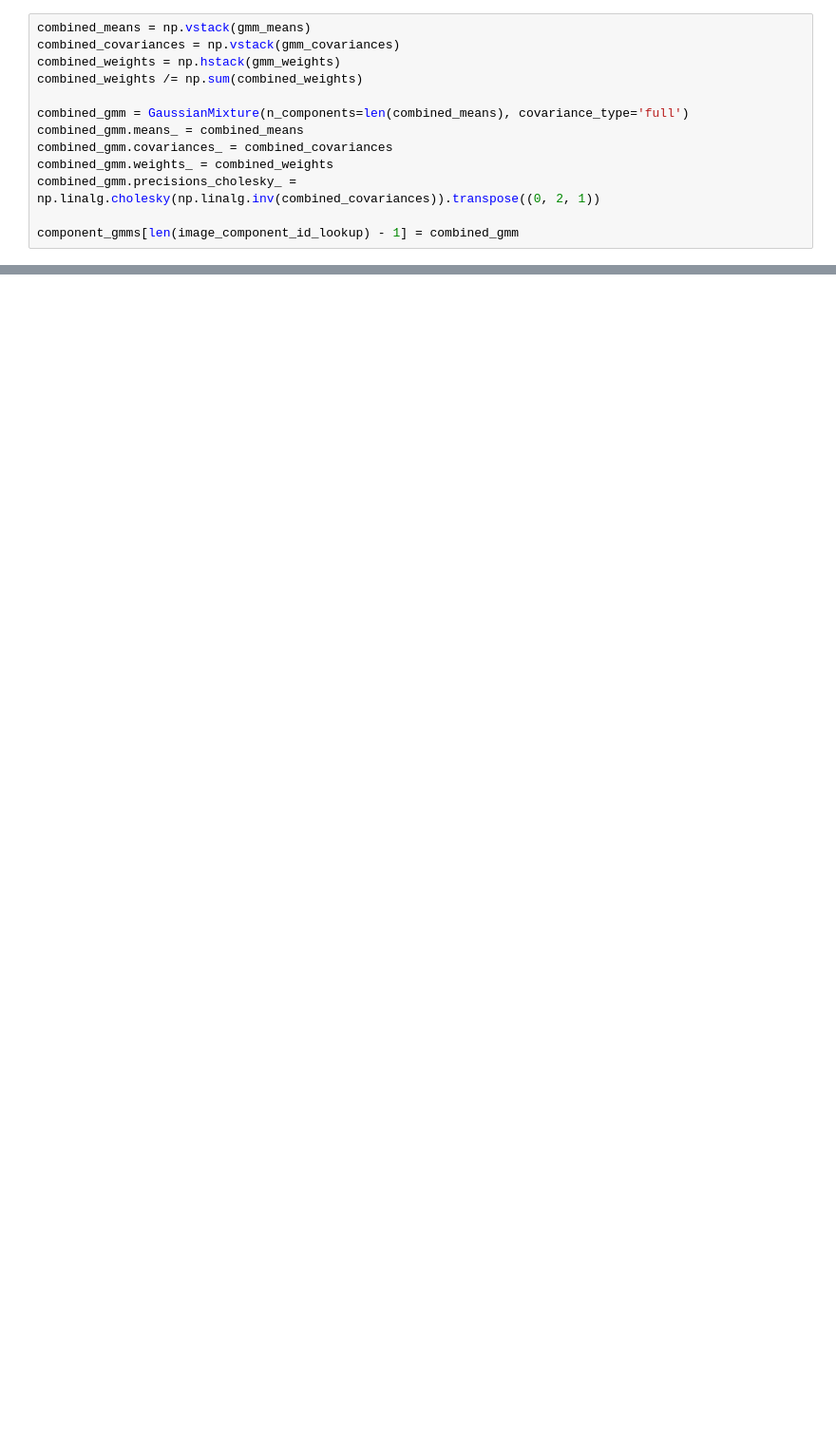
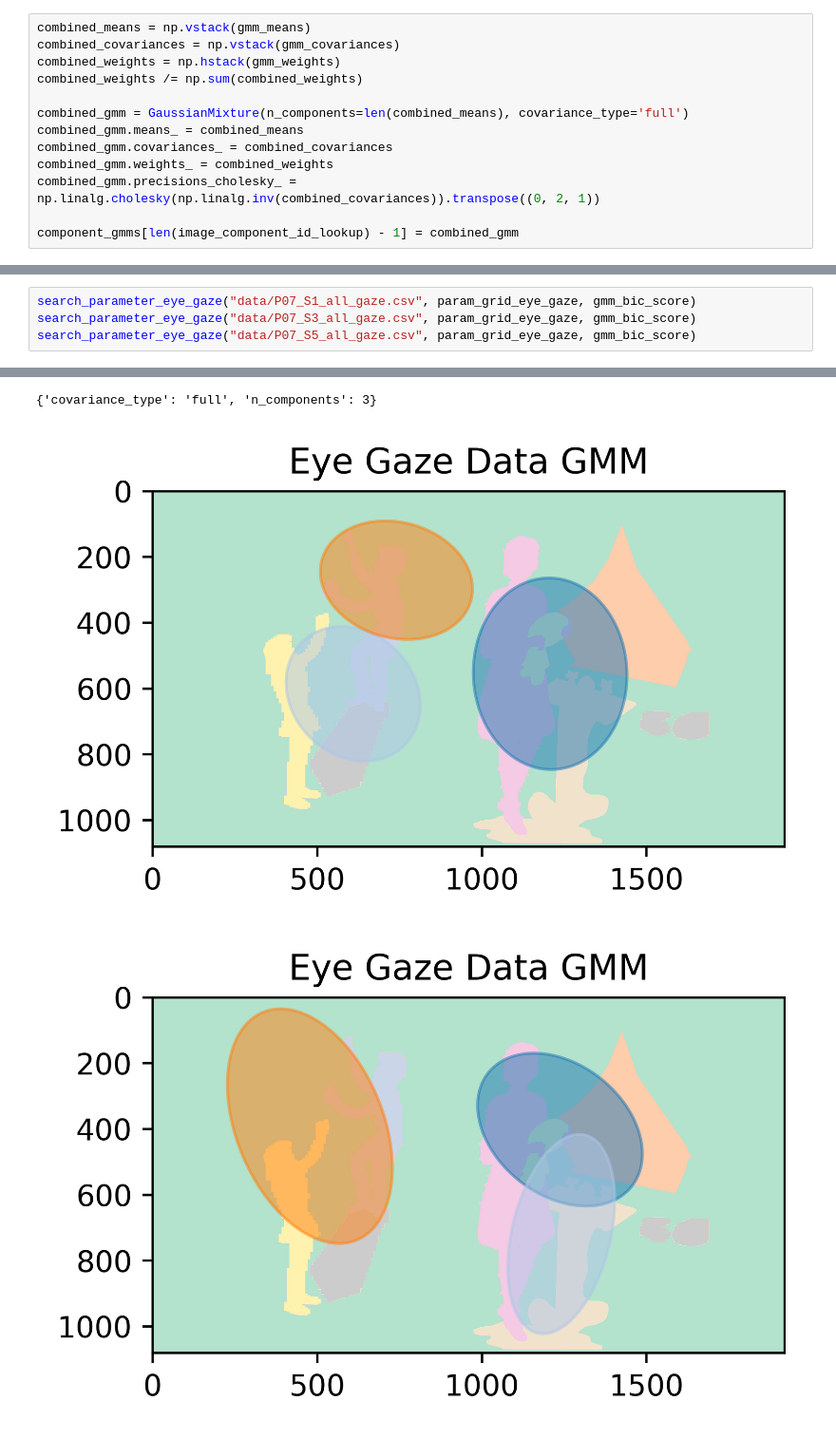
Before and after one commit to mariarlima/llm-hri-cognitive-health, a Jupyter notebook: AnalysisTools/EyeGazeDataTools/GMM.ipynb, the cells around one changed output, grey strips where cells are left out. Shown at 95% size. Drawn from its saved outputs; the diff is of its cells as text; blank space fills up the shorter version.

```diff
--- a/AnalysisTools/EyeGazeDataTools/GMM.ipynb
+++ b/AnalysisTools/EyeGazeDataTools/GMM.ipynb
@@ -435,0 +510,5 @@ GaussianMixture(n_components=11)
+# %%
+search_parameter_eye_gaze("data/P07_S1_all_gaze.csv", param_grid_eye_gaze, gmm_bic_score)
+search_parameter_eye_gaze("data/P07_S3_all_gaze.csv", param_grid_eye_gaze, gmm_bic_score)
+search_parameter_eye_gaze("data/P07_S5_all_gaze.csv", param_grid_eye_gaze, gmm_bic_score)
+# %% [output]
@@ -435,0 +518,3 @@ GaussianMixture(n_components=11)
+{'covariance_type': 'full', 'n_components': 3}
+[figure, added]
+[figure, added]
```
Also changed, not shown: parts of 22 cells of this notebook, 8 other files.
